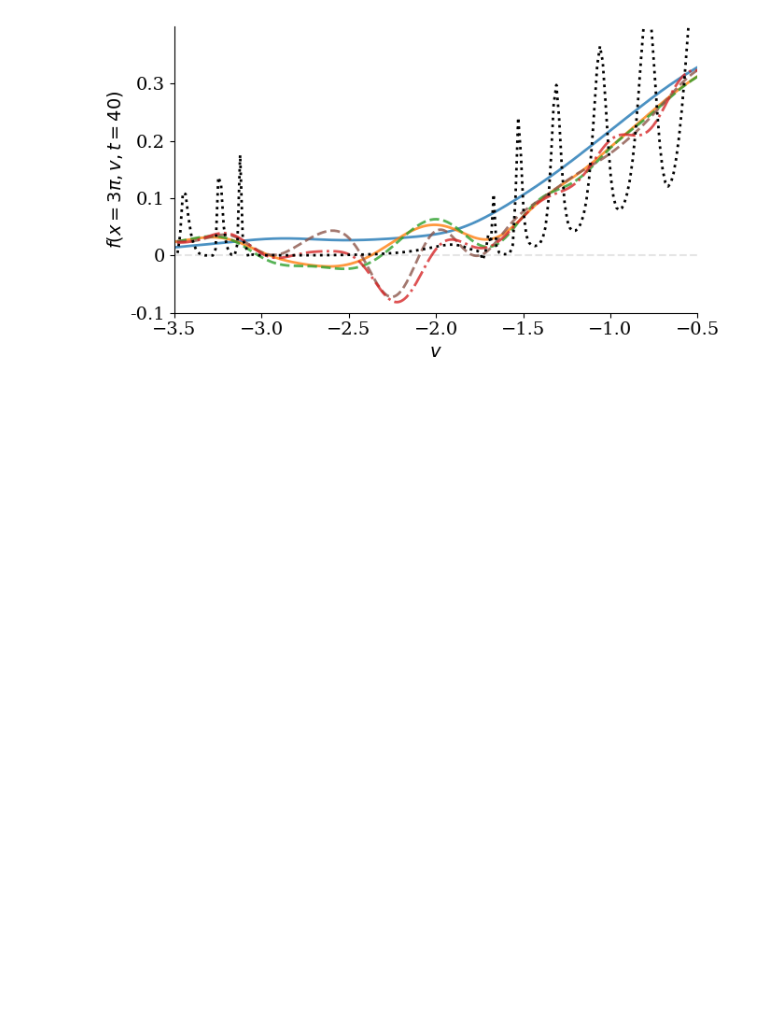
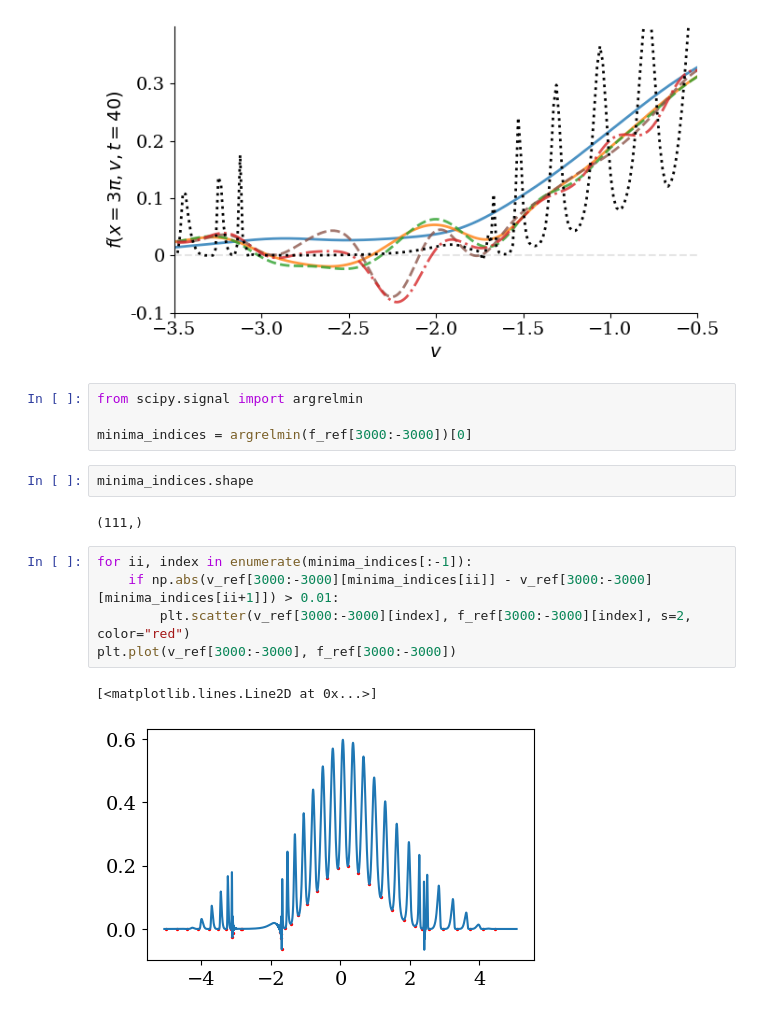
Before and after one commit to opaliss/Vlasov_Hermite_recurrence_study, a Jupyter notebook: aw_simulation/nonlinear_landau_damping_f_slice_comparison.ipynb, the cells around one changed output. Cells and saved outputs as stored; diff of their text form; blank space fills up the shorter version.

```diff
--- a/aw_simulation/nonlinear_landau_damping_f_slice_comparison.ipynb
+++ b/aw_simulation/nonlinear_landau_damping_f_slice_comparison.ipynb
@@ -174,3 +174,19 @@ plt.tight_layout()
 plt.savefig("figs/nonlinear_landau/manuscript/f_slice_t_40_zoom.png", dpi=200, bbox_inches='tight')
 # %% [output]
 [figure]
+# %%
+from scipy.signal import argrelmin
+
+minima_indices = argrelmin(f_ref[3000:-3000])[0]
+# %%
+minima_indices.shape
+# %% [output]
+(111,)
+# %%
+for ii, index in enumerate(minima_indices[:-1]):
+    if np.abs(v_ref[3000:-3000][minima_indices[ii]] - v_ref[3000:-3000][minima_indices[ii+1]]) > 0.01:
+        plt.scatter(v_ref[3000:-3000][index], f_ref[3000:-3000][index], s=2, color="red")
+plt.plot(v_ref[3000:-3000], f_ref[3000:-3000])
+# %% [output]
+[<matplotlib.lines.Line2D at 0x...>]
+[figure, added]
```
Also changed, not shown: 9 other files.
